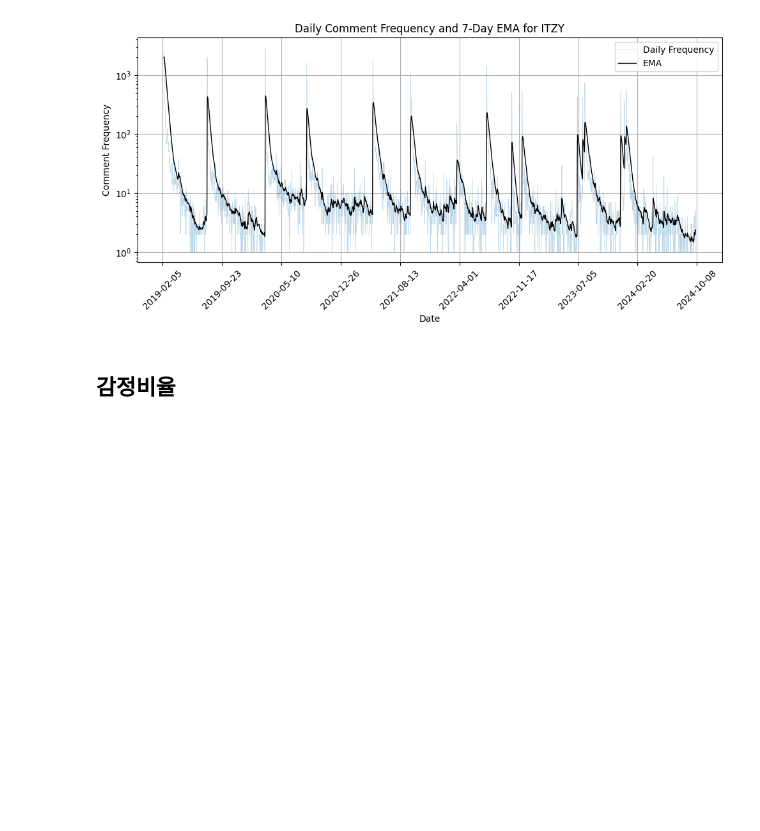
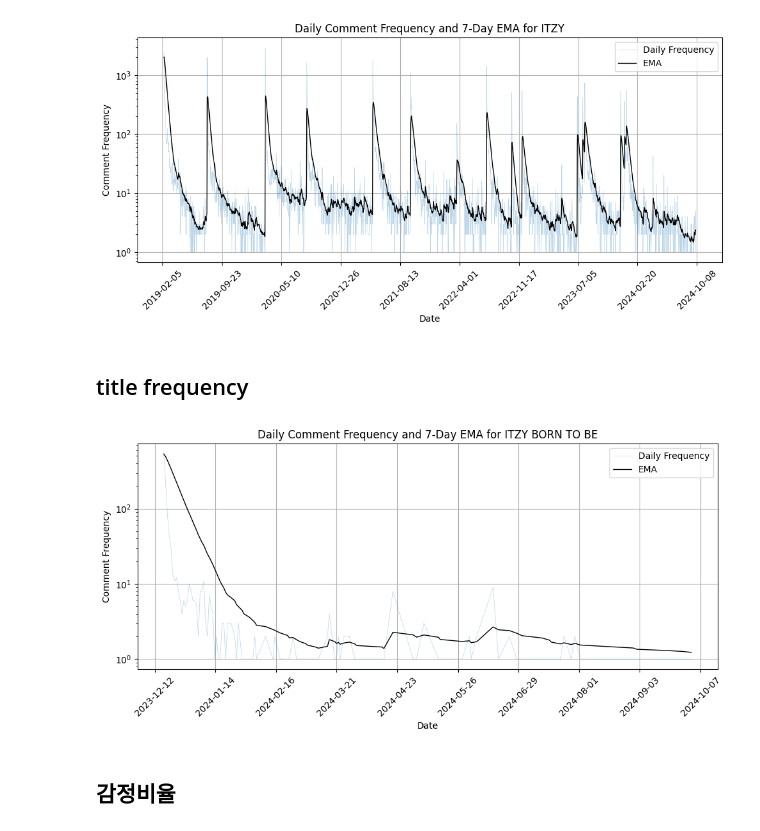
Before and after one commit to 2024-NIPA-google-trendpop/youtube_dashboard, a Jupyter notebook: 7_frequency.ipynb, the cells around one changed output. Cells and saved outputs as stored; diff of their text form; code cells hidden in the pictures; blank space fills up the shorter version.

Commit message:
frequency

```diff
--- a/7_frequency.ipynb
+++ b/7_frequency.ipynb
@@ -8,5 +14,5 @@ sample_df.to_csv('KPOP_comments_keyword_and_labels_sample.csv', encoding='utf-8-
 # %%
-df = comments_df[['Group', 'Title', 'date', 'predicted_label']]
+df = comments_df[['Group', 'Title', 'date', 'sentiment_label']]
 # %%
 # 날짜 형식을 datetime으로 변환
 df['date'] = pd.to_datetime(df['date'])
@@ -112,6 +118,58 @@ plt.tight_layout()  # 레이아웃 조정
 plt.show()
 # %% [output]
 [figure]
+# %% [markdown]
+## title frequency
+# %%
+import matplotlib.pyplot as plt
+from datetime import timedelta
+from scipy.signal import savgol_filter
+
+# 특정 타이틀만 필터링
+title_name = df_group['Title'].unique()[7]
+df_title = df_group[df_group['Title'] == title_name]
+
+# 각 그룹별 시간/일간/주간 빈도수 추출
+daily_freq = df_title.groupby(df_title['date'].dt.date).size().reset_index(name='daily_frequency')
+
+# 특정 그룹만 필터링
+daily_freq['daily_frequency'] = daily_freq['daily_frequency'].replace(0, 1e-6)  # 0을 아주 작은 값으로 대체
+
+# 7일간 지수 가중 이동평균 (EMA) 계산
+daily_freq['EMA'] = daily_freq['daily_frequency'].ewm(span=14, adjust=False).mean()
+
+
+# 일간 빈도와 7일간 지수 가중 이동평균 시각화
+plt.figure(figsize=(10, 5))
+
+# 원래 일간 빈도 시각화
+plt.plot(daily_freq['date'], daily_freq['daily_frequency'], label='Daily Frequency', alpha=0.3, linewidth=0.5)
+
+# 7일간 지수 가중 이동평균 시각화
+plt.plot(daily_freq['date'], daily_freq['EMA'], color='black',label='EMA', linewidth=1)
+
+# 그래프 설정
+plt.title(f'Daily Comment Frequency and 7-Day EMA for {group} {title_name}')
+plt.xlabel('Date')
+plt.ylabel('Comment Frequency')
+plt.grid(True)
+plt.legend()
+
+# Y축 로그 스케일 설정
+plt.yscale('log')
+
+# X축 범위를 설정 (최소, 최대 날짜에 padding 추가)
+min_date = daily_freq['date'].min() - timedelta(days=5)
+max_date = daily_freq['date'].max() + timedelta(days=5)
+
+# X축 눈금 설정 (날짜 범위를 10개 구간으로 설정)
+date_range = pd.date_range(start=min_date, end=max_date, periods=10)
+plt.xticks(date_range, date_range.strftime('%Y-%m-%d'), rotation=45)
+
+plt.tight_layout()  # 레이아웃 조정
+plt.show()
+# %% [output]
+[figure, added]
 # %% [markdown]
 ## 감정비율
 # %%
```
Also changed, not shown: parts of 5 cells of this notebook, 1 other file.
